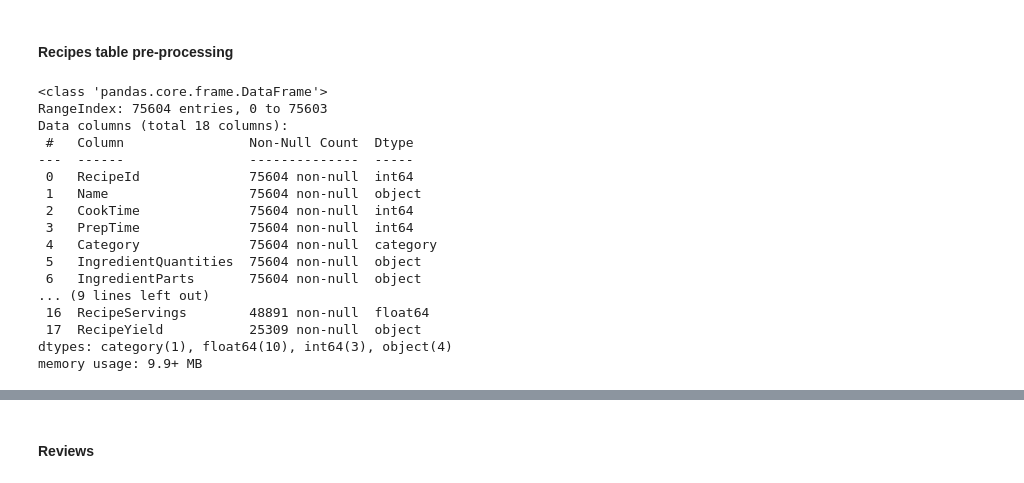
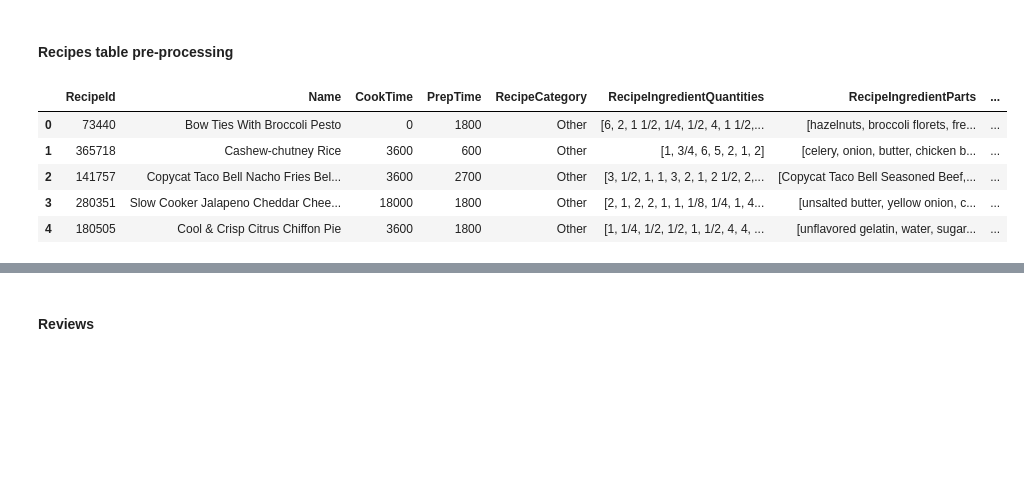
Before and after one commit to lauracorssac/AC-Harpy-Eagle, a Jupyter notebook: CRISPDM notebook.ipynb, the cells around one changed output, grey strips where cells are left out. Cells and saved outputs as stored; diff of their text form; code cells hidden in the pictures; blank space fills up the shorter version.

```diff
--- a/CRISPDM notebook.ipynb
+++ b/CRISPDM notebook.ipynb
@@ -91,45 +73,25 @@ recipes.head()
 | 4 | 180505 | Cool & Crisp Citrus Chiffon Pie | 3600 | 1800 | Other | c("\"1\"", "\"1/4\"", "\"1/2\"", ... | c("\"unflavored gelatin\"", "\"wa... | ... |
 # %% [markdown]
 #### Recipes table pre-processing
-# %%
-recipes = pd.read_csv("recipes.csv")
-# rename columns (?)
-recipes.rename(columns={
-    'RecipeCategory': 'Category',
-    'RecipeIngredientQuantities': 'IngredientQuantities',
-    'RecipeIngredientParts': 'IngredientParts'
-}, inplace= True)
 # %%
 # Change types of column
 def refactorIngredients(ingredients):
     if ingredients == "character(0)":
         return []
     ingredients = ingredients.replace("\\", '').replace("\"", '').replace('c(','').replace(')', '')
     ingredients = ingredients.split(",")
     return ingredients
 
-recipes["Category"] = recipes["Category"].astype("category")
-recipes["IngredientQuantities"] = recipes["IngredientQuantities"].apply(lambda x: refactorIngredients(x))
-recipes["IngredientParts"] = recipes["IngredientParts"].apply(lambda x: refactorIngredients(x))
+recipes["RecipeIngredientQuantities"] = recipes["RecipeIngredientQuantities"].apply(lambda x: refactorIngredients(x))
+recipes["RecipeIngredientParts"] = recipes["RecipeIngredientParts"].apply(lambda x: refactorIngredients(x))
 
-#recipes.astype({'Name': 'string'})
+recipes.head()
+# %% [output]
+|  | RecipeId | Name | CookTime | PrepTime | RecipeCategory | RecipeIngredientQuantities | RecipeIngredientParts | ... |
+| 0 | 73440 | Bow Ties With Broccoli Pesto | 0 | 1800 | Other | [6, 2, 1 1/2, 1/4, 1/2, 4, 1 1/2,... | [hazelnuts, broccoli florets, fre... | ... |
+| 1 | 365718 | Cashew-chutney Rice | 3600 | 600 | Other | [1, 3/4, 6, 5, 2, 1, 2] | [celery, onion, butter, chicken b... | ... |
+| 2 | 141757 | Copycat Taco Bell Nacho Fries Bel... | 3600 | 2700 | Other | [3, 1/2, 1, 1, 3, 2, 1, 2 1/2, 2,... | [Copycat Taco Bell Seasoned Beef,... | ... |
+| 3 | 280351 | Slow Cooker Jalapeno Cheddar Chee... | 18000 | 1800 | Other | [2, 1, 2, 2, 1, 1, 1/8, 1/4, 1, 4... | [unsalted butter, yellow onion, c... | ... |
+| 4 | 180505 | Cool & Crisp Citrus Chiffon Pie | 3600 | 1800 | Other | [1, 1/4, 1/2, 1/2, 1, 1/2, 4, 4, ... | [unflavored gelatin, water, sugar... | ... |
 # %%
 recipes.info()
-# %% [output]
-<class 'pandas.core.frame.DataFrame'>
-RangeIndex: 75604 entries, 0 to 75603
-Data columns (total 18 columns):
- #   Column                Non-Null Count  Dtype
----  ------                --------------  -----
- 0   RecipeId              75604 non-null  int64
- 1   Name                  75604 non-null  object
- 2   CookTime              75604 non-null  int64
- 3   PrepTime              75604 non-null  int64
- 4   Category              75604 non-null  category
- 5   IngredientQuantities  75604 non-null  object
- 6   IngredientParts       75604 non-null  object
-... (9 lines left out)
- 16  RecipeServings        48891 non-null  float64
- 17  RecipeYield           25309 non-null  object
-dtypes: category(1), float64(10), int64(3), object(4)
-memory usage: 9.9+ MB
```
Also changed, not shown: parts of 4 cells of this notebook.
